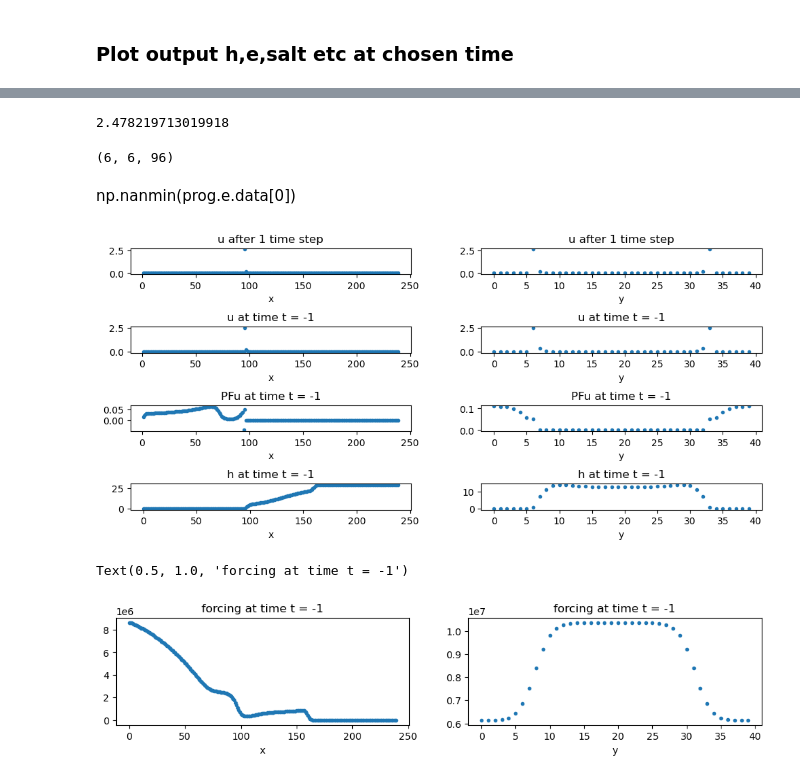
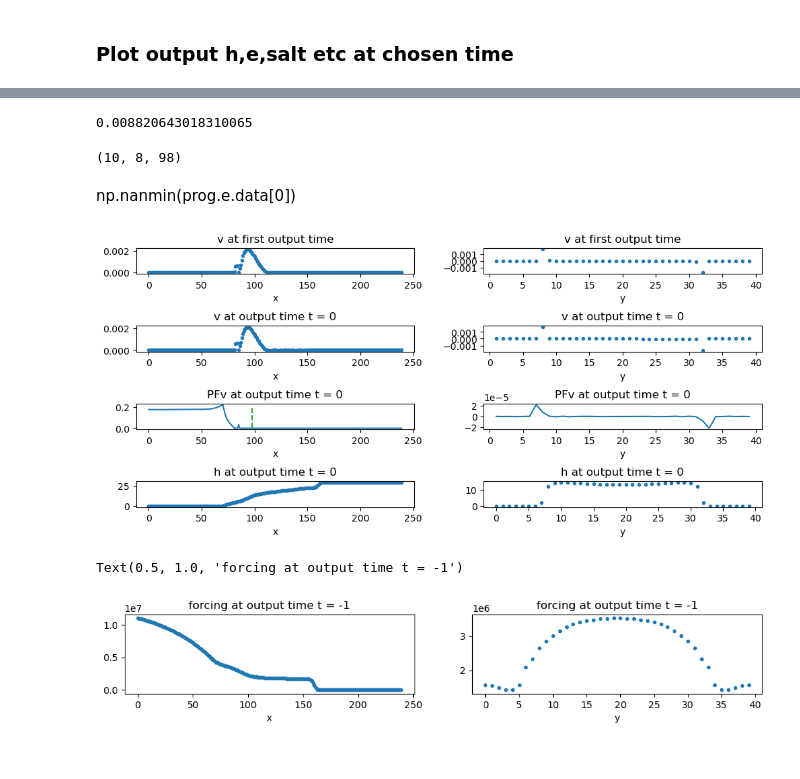
Before and after one commit to yungcm/MOM6-examples, a Jupyter notebook: ocean_only/seamount/isomip/isomip.ipynb, the cells around one changed output, grey strips where cells are left out. Drawn from its saved outputs; the diff is of its cells as text; code cells hidden in the pictures.

```diff
--- a/ocean_only/seamount/isomip/isomip.ipynb
+++ b/ocean_only/seamount/isomip/isomip.ipynb
@@ -132,19 +151,19 @@ print(np.nanmax(prog.v.data[-1]), np.nanmin(prog.v.data[-1])) # 0.00125095570730
 # %%
-arr = prog.u.data[-1]
+arr = prog.v.data[-1]
 ind = np.unravel_index(np.nanargmax(arr),arr.shape)
 print(arr[ind])
 ind
 # %% [output]
-2.478219713019918
+0.008820643018310065
-(6, 6, 96)
+(10, 8, 98)
 # %% [markdown]
 np.nanmin(prog.e.data[0])
 # %%
 mo = xr.open_dataset(di + '/mom.nc')
 fig,axes = plt.subplots(nrows = 4, ncols = 2, figsize = (12,5))
 
-tt=-1; zz=6; yy=6; xx=96
-showU = True
+tt=0; zz=10; yy=8; xx=98
+showU = False
 if (showU):
     u_or_v = "u"; PFu_or_v = "PFu"; prog_field = prog.u; mo_field = mo.PFu
 else:
@@ -152,54 +171,55 @@ else:
 
 axes[0,0].plot(prog_field[0][zz].data[yy,:],'.')
 axes[0,0].set_xlabel("x")
-axes[0,0].set_title("{} after 1 time step".format(u_or_v)) # depends on diag_table setting
+axes[0,0].set_title("{} at first output time".format(u_or_v)) # depends on diag_table setting
 axes[0,1].plot(prog_field[0][zz].data[:,xx],'.')
 axes[0,1].set_xlabel("y")
-axes[0,1].set_title("{} after 1 time step".format(u_or_v)) # depends on diag_table setting
+axes[0,1].set_title("{} at first output time".format(u_or_v)) # depends on diag_table setting
 axes[1,0].plot(prog_field[tt][zz].data[yy,:],'.',)
 axes[1,0].set_xlabel("x")
-axes[1,0].set_title("{} at time t = {}".format(u_or_v, tt))
+axes[1,0].set_title("{} at output time t = {}".format(u_or_v, tt))
 axes[1,1].plot(prog_field[tt][zz].data[:,xx],'.')
 axes[1,1].set_xlabel("y")
-axes[1,1].set_title("{} at time t = {}".format(u_or_v,tt))
-axes[2,0].plot(mo_field[tt][zz].data[yy,:],'.')
+axes[1,1].set_title("{} at output time t = {}".format(u_or_v,tt))
+axes[2,0].plot(mo_field[tt][zz].data[yy,:])
+axes[2,0].vlines(xx, 0, 0.2, linestyles='dashed', colors='C2')
 axes[2,0].set_xlabel("x")
-axes[2,0].set_title("{} at time t = {}".format(PFu_or_v,tt))
-axes[2,1].plot(mo_field[tt][zz].data[:,xx],'.',)
+axes[2,0].set_title("{} at output time t = {}".format(PFu_or_v,tt))
+axes[2,1].plot(mo_field[tt][zz].data[:,xx])
 axes[2,1].set_xlabel("y")
-axes[2,1].set_title("{} at time t = {}".format(PFu_or_v, tt))
+axes[2,1].set_title("{} at output time t = {}".format(PFu_or_v, tt))
 axes[3,0].plot(prog.h[tt][zz].data[yy,:],'.')
 axes[3,0].set_xlabel("x")
-axes[3,0].set_title("h at time t = {}".format(tt))
+axes[3,0].set_title("h at output time t = {}".format(tt))
 axes[3,1].plot(prog.h[tt][zz].data[:,xx],'.',)
 axes[3,1].set_xlabel("y")
-axes[3,1].set_title("h at time t = {}".format(tt))
+axes[3,1].set_title("h at output time t = {}".format(tt))
 
 plt.subplots_adjust(wspace = 0.25, hspace = 2.0)
 
 mo.close()
 # %% [output]
-[figure, old version]
+[figure, new version]
 # %%
 fc = xr.open_dataset(di + '/forcing.nc')
 
-fig,axes = plt.subplots(nrows = 1, ncols = 2, figsize = (12,2))
+fig,axes = plt.subplots(nrows = 1, ncols = 2, figsize = (12,1.5))
 
-tt=-1; yy=1; xx=39
+tt=-1; yy=8; xx=95
 
 #fc_field = fc.taux
 #fc_field = fc.tauy
 #fc_field = fc.ustar
 #fc_field = fc.PRCmE
 fc_field = fc.p_surf
 
 #axes[0,0].plot(aft.u.data[zzz,yy+NHALO,NHALO:-NHALO])
 axes[0].plot(fc_field[tt].data[yy,:],'.')
 axes[0].set_xlabel("x")
-axes[0].set_title("forcing at time t = {}".format(tt)) # depends on diag_table setting
+axes[0].set_title("forcing at output time t = {}".format(tt)) # depends on diag_table setting
 axes[1].plot(fc_field[tt].data[:,xx],'.')
 axes[1].set_xlabel("y")
-axes[1].set_title("forcing at time t = {}".format(tt)) # depends on diag_table setting
+axes[1].set_title("forcing at output time t = {}".format(tt)) # depends on diag_table setting
 # %% [output]
-Text(0.5, 1.0, 'forcing at time t = -1')
+Text(0.5, 1.0, 'forcing at output time t = -1')
-[figure, old version]
+[figure, new version]
```
Also changed, not shown: parts of 11 cells of this notebook, 3 other files.
